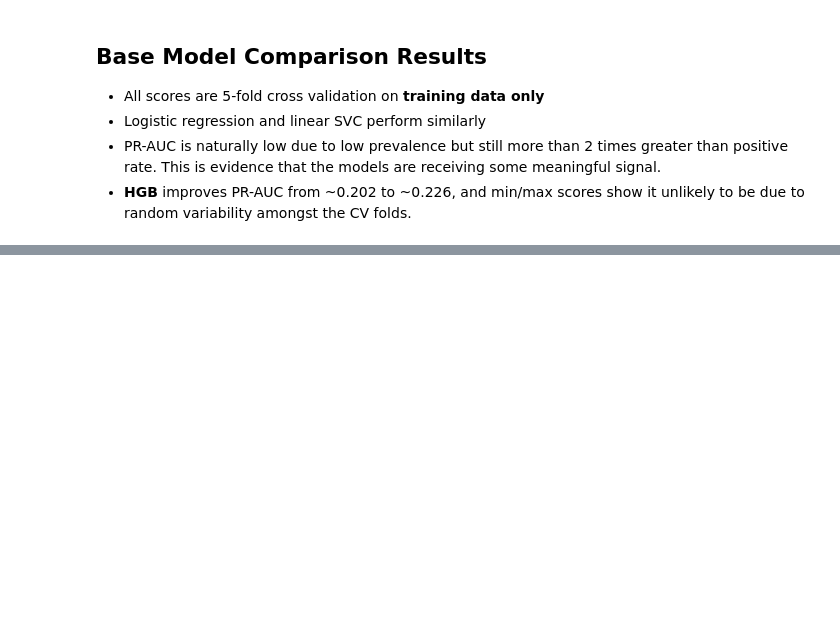
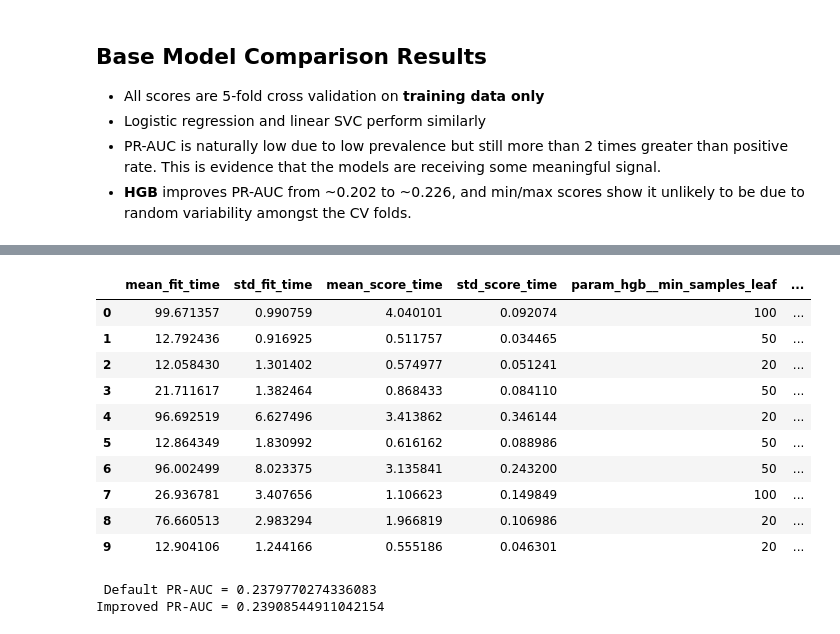
Before and after one commit to danherbb/clinical-trial-termination-risk, a Jupyter notebook: notebooks/modeling.ipynb, the cells around one changed output, grey strips where cells are left out. Saved outputs shown, nothing was run; the diff lists cells and outputs as text; code cells hidden in the pictures; blank space fills up the shorter version.

Commit message:
did parameter search for hgb

```diff
--- a/notebooks/modeling.ipynb
+++ b/notebooks/modeling.ipynb
@@ -152,0 +142,40 @@ proba = hgb_pipeline.predict_proba(X_test)[:, 1]
+# %%
+# will use hgb for ranking and k-lift
+# searching for more optimal parameters
+
+
+parameters = {
+    'hgb__learning_rate':[0.01, 0.05, 0.1],
+    'hgb__max_iter':[1000],
+    'hgb__max_leaf_nodes':[15, 31, 63, 127],
+    'hgb__min_samples_leaf':[20, 50, 100],
+    'hgb__l2_regularization':[0.0, 0.1, 1.0]
+}
+
+hgb_pipeline = Pipeline(steps=[
+    ('preprocessing', preprocessor),
+    ('hgb', HistGradientBoostingClassifier(random_state=915, early_stopping=True))
+])
+cv_strategy = StratifiedKFold(n_splits=5, shuffle=True, random_state=915)
+
+clf = RandomizedSearchCV(
+    hgb_pipeline, parameters,
+    scoring='average_precision',
+    cv=cv_strategy,
+    verbose=True
+)
+hgb_pipeline = Pipeline(steps=[
+    ('preprocessing', preprocessor),
+    ('hgb', HistGradientBoostingClassifier(random_state=915, early_stopping=True))
+])
+cv_strategy = StratifiedKFold(n_splits=5, shuffle=True, random_state=915)
+
+clf = RandomizedSearchCV(
+    hgb_pipeline, parameters,
+    scoring='average_precision',
+    cv=cv_strategy,
+    n_jobs=-1,
+    verbose=True
+)
+# %%
+clf.fit(X_train, y_train)
@@ -153,3 +201,42 @@ proba = hgb_pipeline.predict_proba(X_test)[:, 1]
+# %%
+# comparing mean scores to std of scores suggests
+# limited improvement from grid search
+pd.DataFrame(clf.cv_results_)
+# %% [output]
+|  | mean_fit_time | std_fit_time | mean_score_time | std_score_time | param_hgb__min_samples_leaf | ... |
+| 0 | 99.671357 | 0.990759 | 4.040101 | 0.092074 | 100 | ... |
+| 1 | 12.792436 | 0.916925 | 0.511757 | 0.034465 | 50 | ... |
+| 2 | 12.058430 | 1.301402 | 0.574977 | 0.051241 | 20 | ... |
+| 3 | 21.711617 | 1.382464 | 0.868433 | 0.084110 | 50 | ... |
+| 4 | 96.692519 | 6.627496 | 3.413862 | 0.346144 | 20 | ... |
+| 5 | 12.864349 | 1.830992 | 0.616162 | 0.088986 | 50 | ... |
+| 6 | 96.002499 | 8.023375 | 3.135841 | 0.243200 | 50 | ... |
+| 7 | 26.936781 | 3.407656 | 1.106623 | 0.149849 | 100 | ... |
+| 8 | 76.660513 | 2.983294 | 1.966819 | 0.106986 | 20 | ... |
+| 9 | 12.904106 | 1.244166 | 0.555186 | 0.046301 | 20 | ... |
+# %%
+# improvement when training on full train data
+# after parameter search
+
+best_hgb = clf.best_estimator_
+default_hgb = Pipeline(steps=[
+    ('preprocessing', preprocessor),
+    ('hgb', HistGradientBoostingClassifier(random_state=915))
+])
+
+best_hgb.fit(X_train, y_train)
+default_hgb.fit(X_train, y_train)
+
+y_pred = best_hgb.predict(X_test)
+proba = best_hgb.predict_proba(X_test)[:, 1]
+y_pred_default = default_hgb.predict(X_test)
+proba_default = default_hgb.predict_proba(X_test)[:, 1]
+
+print(" Default PR-AUC =", average_precision_score(y_test, proba_default))
+print("Improved PR-AUC =", average_precision_score(y_test, proba))
+# %% [output]
+ Default PR-AUC = 0.2379770274336083
+Improved PR-AUC = 0.23908544911042154
 # %%
 precision, recall, thresholds = precision_recall_curve(y_test, proba)
 ap = average_precision_score(y_test, proba)
```
Also changed, not shown: parts of 6 cells of this notebook.
